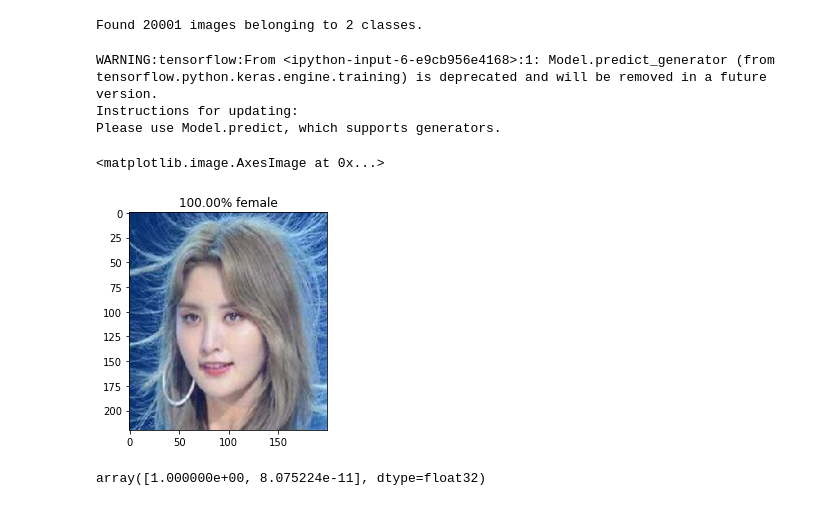
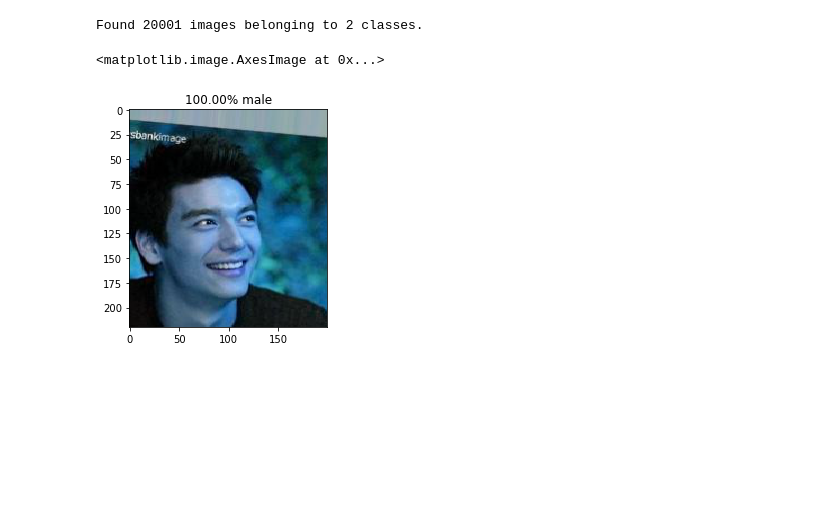
Before and after one commit to fishduke/ImageTraining, a Jupyter notebook: Check_gender/Check_gender.ipynb, the cells around one changed output. Cells and saved outputs as stored; diff of their text form; code cells hidden in the pictures; blank space fills up the shorter version.

```diff
--- a/Check_gender/Check_gender.ipynb
+++ b/Check_gender/Check_gender.ipynb
@@ -156,32 +144,42 @@ plt.show()
 # %%
 additional_model = load_model('pretrained_VGG_weight.hdf5')
 # %%
-test_set = test_datagen.flow_from_directory(test_dir, target_size=(220, 200),batch_size=1, class_mode='binary')
+test_set = test_datagen.flow_from_directory('./Dataset/Test', target_size=(220, 200),batch_size=1, class_mode='binary', save_to_dir='./' , save_prefix='test', save_format='png')
+# test_set = test_datagen.flow_from_dataframe(x_col='apink.jpg',target_size=(220,200), directory='./Dataset/Test')
 # %% [output]
 Found 20001 images belonging to 2 classes.
-# %%
-output = additional_model.predict_generator(test_set, steps=1)
-# %% [output]
-WARNING:tensorflow:From <ipython-input-6-e9cb956e4168>:1: Model.predict_generator (from tensorflow.python.keras.engine.training) is deprecated and will be removed in a future version.
-Instructions for updating:
-Please use Model.predict, which supports generators.
+# %%
+images = []
+import cv2
+
+
+img, label = test_set.next()
+n_img = len(label)
+
+base = cv2.cvtColor(img[0], cv2.COLOR_RGB2BGR)  # keras는 RGB, openCV는 BGR이라 변경함
+for idx in range(n_img - 1):
+    img2 = cv2.cvtColor(img[idx + 1], cv2.COLOR_RGB2BGR)
+    base = np.hstack((base, img2))
+images.append(base)
+images = np.concatenate(images)
+img_test_a = np.uint8(images*255)
+img = images[0]
+# cv2.imwrite('./test_1.jpg',img_test_a)
+for idx in range(len(images) - 1):
+    img = np.vstack((img, images[idx + 1]))
+# cv2.imshow('result', img)
+# cv2.imwrite('./test.jpg',img)
 # %%
-test_img = img_to_array(load_img(os.path.join('./Dataset/Test', 'B.jpg'), target_size=(220,200)))
+test_input = preprocess_input(np.expand_dims(img_test_a.copy(), axis=0))
 
-test_input = preprocess_input(np.expand_dims(test_img.copy(), axis=0))
-
-pred = additional_model.predict(test_input)
+output = additional_model.predict(test_input)
 
 plt.figure(figsize=(4,4))
-if pred[0][1] > 0.9:
-    plt.title('%.2f%% male' % (pred[0][1] * 100))
+if output[0][1] > 0.9:
+    plt.title('%.2f%% male' % (output[0][1]/(output[0][0]+output[0][1])*100))
 else:
-    plt.title('%.2f%% female' % (pred[0][0] * 100))
-plt.imshow(test_img.astype(np.uint8))
+    plt.title('%.2f%% female' % (output[0][0]/(output[0][0]+output[0][1])*100))
+plt.imshow(img_test_a.astype(np.uint8))
 # %% [output]
 <matplotlib.image.AxesImage at 0x...>
-[figure, old version]
+[figure, new version]
-# %%
-pred[i]
-# %% [output]
-array([1.000000e+00, 8.075224e-11], dtype=float32)
```
Also changed, not shown: parts of 1 cell of this notebook, 3 other files.
